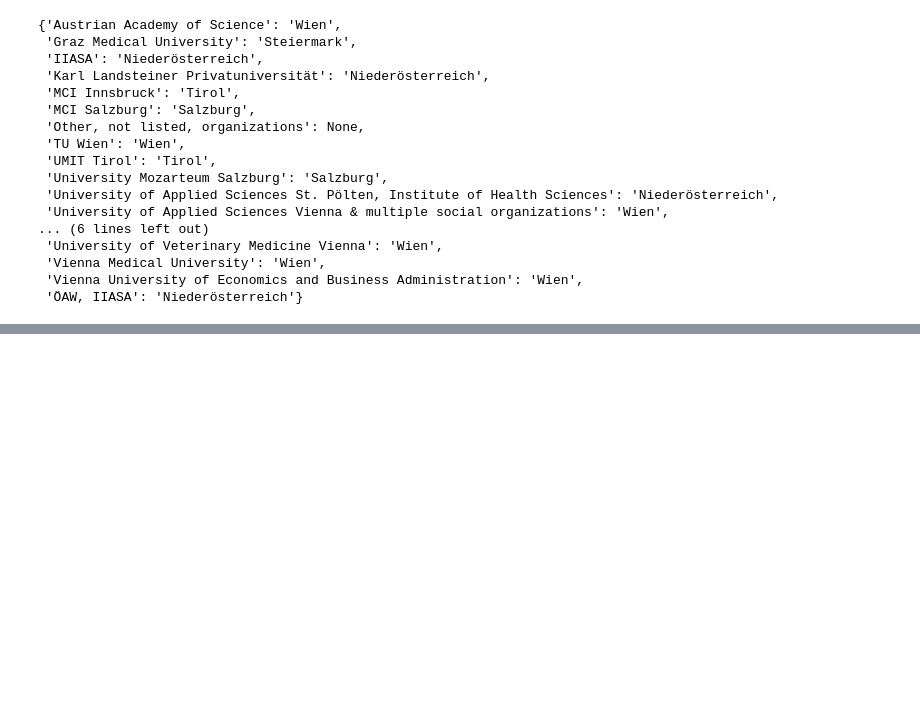
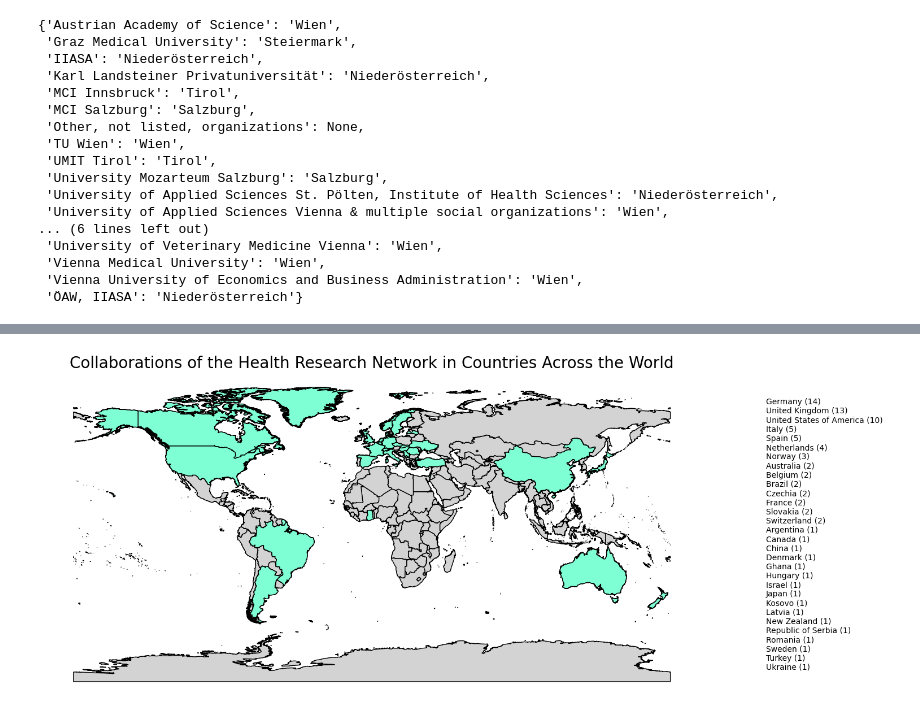
Before and after one commit to lakhi/health_in_society_research_network, a Jupyter notebook: notebooks/maps.ipynb, the cells around one changed output, grey strips where cells are left out. Saved outputs shown, nothing was run; the diff lists cells and outputs as text; code cells hidden in the pictures; blank space fills up the shorter version.

```diff
--- a/notebooks/maps.ipynb
+++ b/notebooks/maps.ipynb
@@ -195,0 +416,31 @@ plt.show()
+# %%
+# Filter the world GeoDataFrame to include only the countries in country_counter
+highlighted_countries = world_gdf[world_gdf['SOVEREIGNT'].isin(collab_countries_counter.keys())]
+# %%
+# Plot the world map with countries
+fig, ax = plt.subplots(figsize=(15, 10))
+world_gdf.plot(ax=ax, edgecolor='k', color='lightgrey')
+
+# Plot the highlighted countries with a different color and add pins
+highlighted_countries.plot(ax=ax, edgecolor='k', color='aquamarine')
+
+# Annotate the countries with their ISO A2 code
+# for idx, row in highlighted_countries.iterrows():
+#     plt.annotate(text=row['ISO_A2'], xy=(row['geometry'].centroid.x, row['geometry'].centroid.y),
+#                 horizontalalignment='center', fontsize=9, color='black')
+
+# Set title and axis off
+ax.set_title('Collaborations of the Health Research Network in Countries Across the World', fontsize=20)
+ax.set_axis_off()
+
+# List the countries in descending order of their counts
+country_list = [f"{country} ({count})" for count in sorted(set(collab_countries_counter.values()), reverse=True) for country in sorted([k for k, v in collab_countries_counter.items() if v == count])]
+
+# Add the legend to the plot
+legend_text = "\n".join(country_list)
+plt.gcf().text(1.1, 0.5, legend_text, fontsize=10, verticalalignment='center', transform=ax.transAxes)
+
+
+plt.show()
+# %% [output]
+[figure, added]
```
Also changed, not shown: parts of 10 cells of this notebook, 8 other files.
